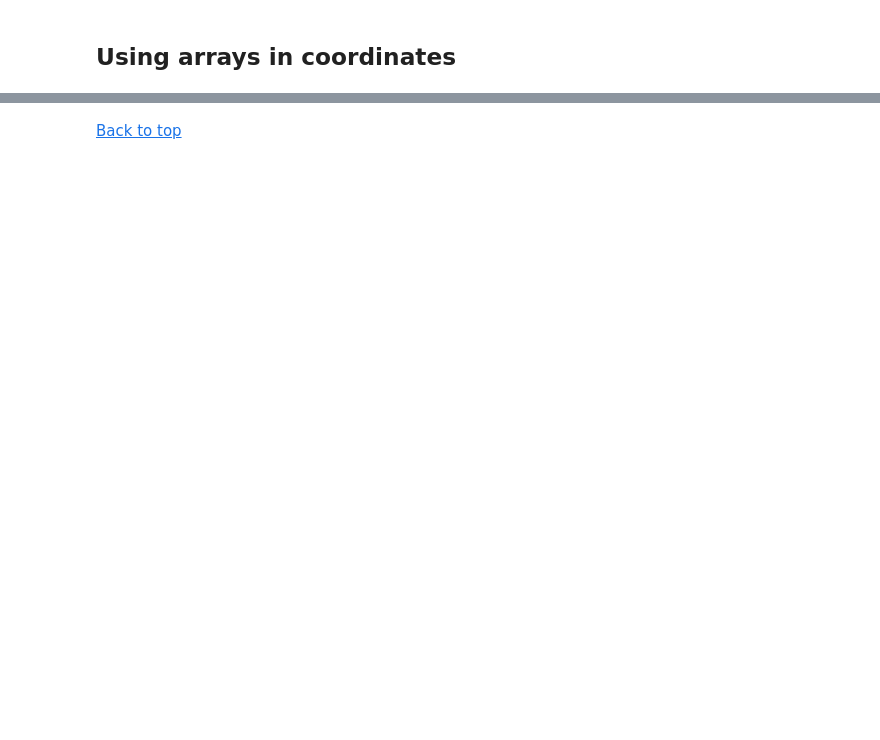
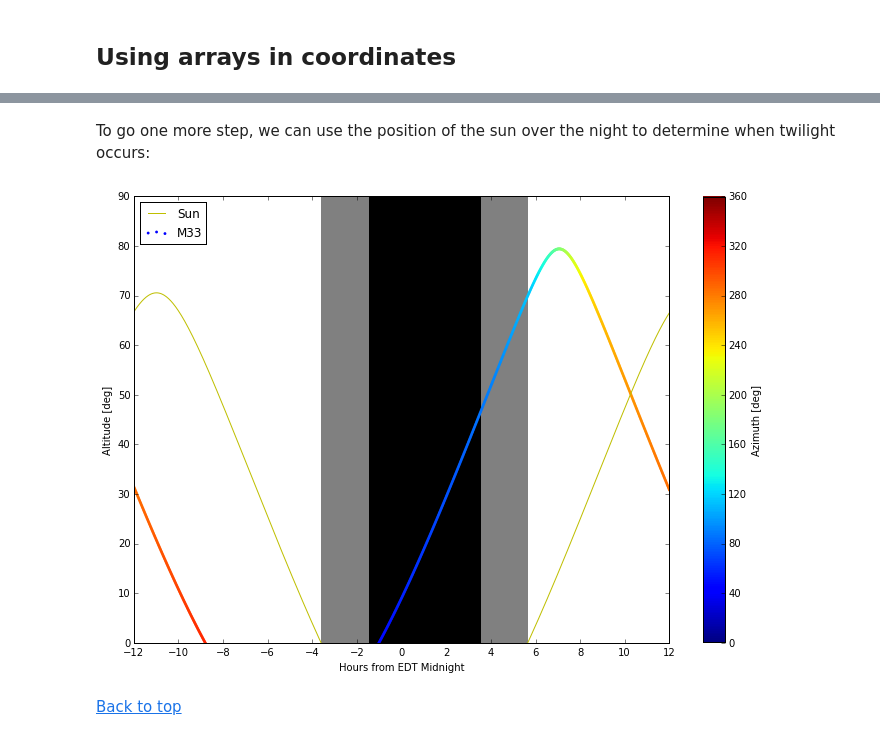
Before and after one commit to astropy/AAS2015, a Jupyter notebook: notebooks/06_Celestial_Coordinates.ipynb, the cells around one changed output, grey strips where cells are left out. Saved outputs shown, nothing was run; the diff lists cells and outputs as text; code cells hidden in the pictures; blank space fills up the shorter version.

```diff
--- a/notebooks/06_Celestial_Coordinates.ipynb
+++ b/notebooks/06_Celestial_Coordinates.ipynb
@@ -91,2 +237,27 @@ c = SkyCoord(t['clon'], t['clat'], frame='fk5')
+# %% [markdown]
+To go one more step, we can use the position of the sun over the night to determine when twilight occurs:
+# %%
+from astropy.coordinates import get_sun
+
+delta_midnight = np.linspace(-12, 12, 1000)*u.hour
+altazframe = AltAz(obstime=midnight + delta_midnight, location=bear_mountain)
+sunaltazs = get_sun(midnight + delta_midnight).transform_to(altazframe)
+m33altazs = m33.transform_to(altazframe)
+
+plt.figure(figsize=(12,8))
+plt.plot(delta_midnight, sunaltazs.alt, color='y', label='Sun')
+plt.scatter(delta_midnight, m33altazs.alt, c=m33altazs.az, label='M33', lw=0, s=8)
+plt.fill_between(delta_midnight, 0, 90, sunaltazs.alt < -0*u.deg, color='0.5', zorder=0)
+plt.fill_between(delta_midnight, 0, 90, sunaltazs.alt < -18*u.deg, color='k', zorder=0)
+plt.colorbar().set_label('Azimuth [deg]')
+plt.legend(loc='upper left')
+plt.xlim(-12, 12)
+plt.xticks(np.arange(13)*2 -12)
+plt.ylim(0, 90)
+plt.xlabel('Hours from EDT Midnight')
+plt.ylabel('Altitude [deg]')
+None
+# %% [output]
+[figure, added]
 # %% [markdown]
 [Back to top](#Celestial-Coordinates)
```
Also changed, not shown: parts of 35 cells of this notebook, 1 other file.
